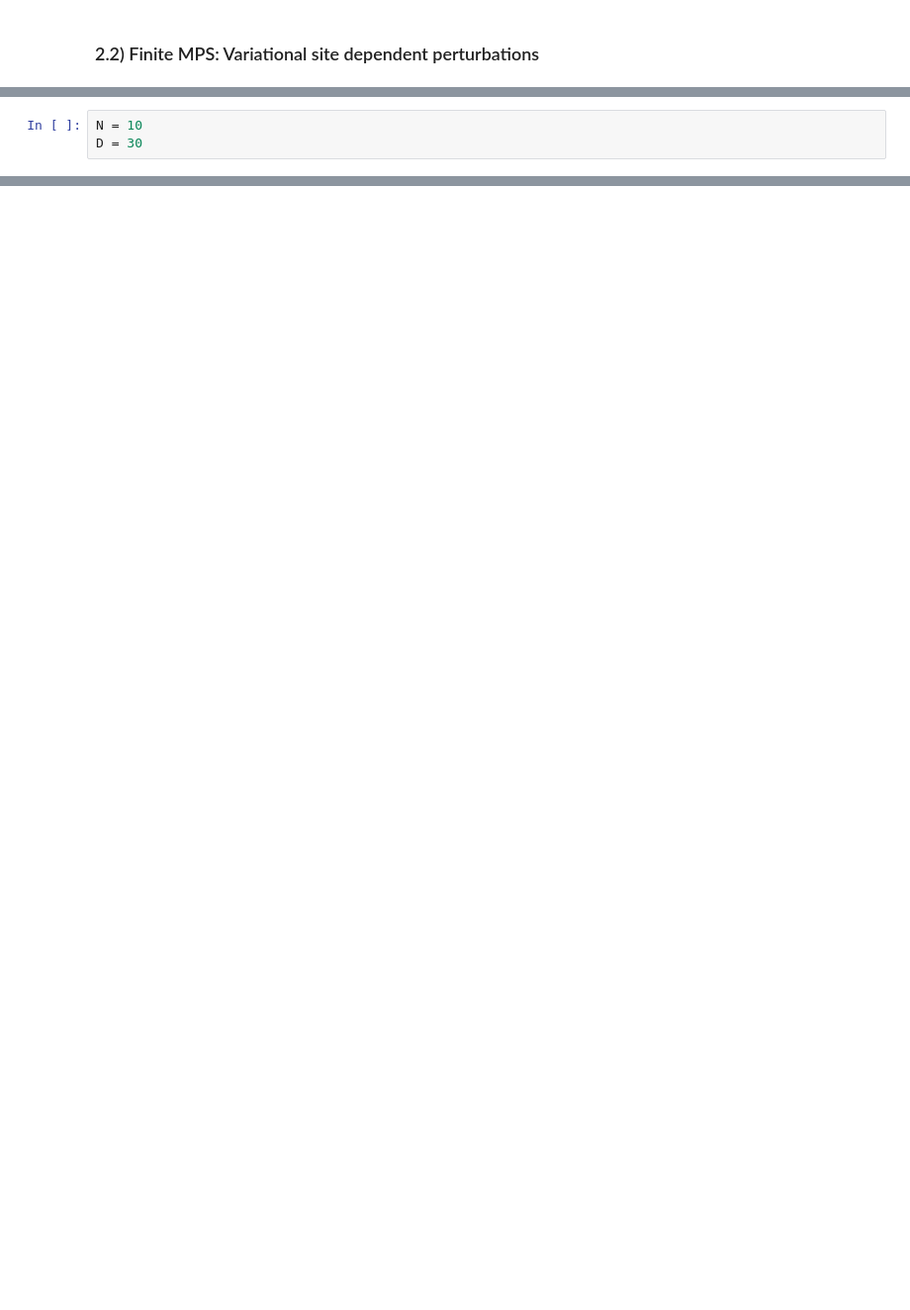
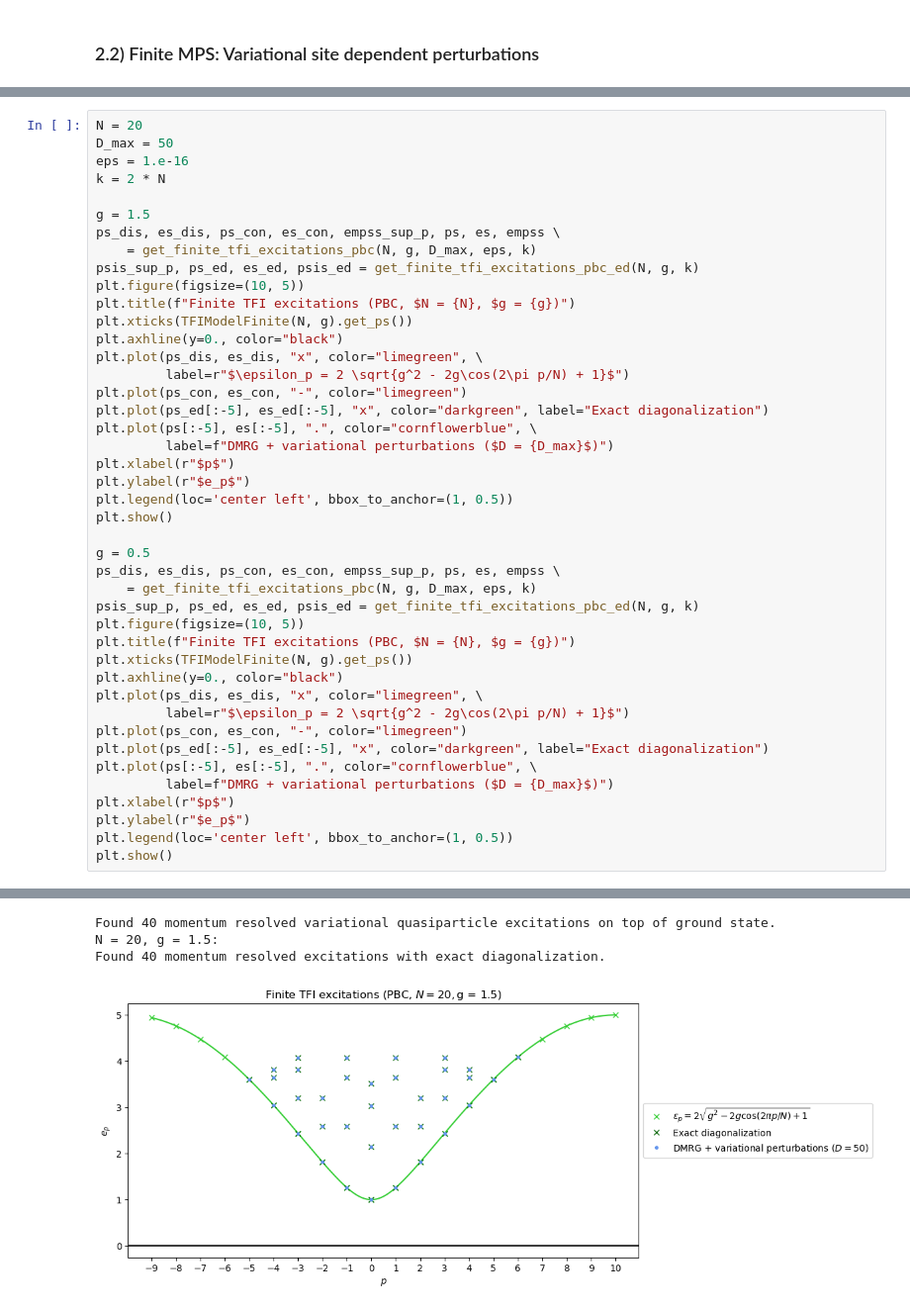
Before and after one commit to lukasjwittmann/mps_excitations_toycodes, a Jupyter notebook: tfi_spectrum.ipynb, the cells around one changed output, grey strips where cells are left out. Shown at 99% size. Cells and saved outputs as stored; diff of their text form; blank space fills up the shorter version.

```diff
--- a/tfi_spectrum.ipynb
+++ b/tfi_spectrum.ipynb
@@ -322,3 +365,44 @@ small N: comparison with exact diagonalization
-# %%
-N = 10
-D = 30
+# %%
+N = 20
+D_max = 50
+eps = 1.e-16
+k = 2 * N
+
+g = 1.5
+ps_dis, es_dis, ps_con, es_con, empss_sup_p, ps, es, empss \
+    = get_finite_tfi_excitations_pbc(N, g, D_max, eps, k)
+psis_sup_p, ps_ed, es_ed, psis_ed = get_finite_tfi_excitations_pbc_ed(N, g, k)
+plt.figure(figsize=(10, 5))
+plt.title(f"Finite TFI excitations (PBC, $N = {N}, $g = {g})")
+plt.xticks(TFIModelFinite(N, g).get_ps())
+plt.axhline(y=0., color="black")
+plt.plot(ps_dis, es_dis, "x", color="limegreen", \
+         label=r"$\epsilon_p = 2 \sqrt{g^2 - 2g\cos(2\pi p/N) + 1}$")
+plt.plot(ps_con, es_con, "-", color="limegreen")
+plt.plot(ps_ed[:-5], es_ed[:-5], "x", color="darkgreen", label="Exact diagonalization")
+plt.plot(ps[:-5], es[:-5], ".", color="cornflowerblue", \
+         label=f"DMRG + variational perturbations ($D = {D_max}$)")
+plt.xlabel(r"$p$")
+plt.ylabel(r"$e_p$")
+plt.legend(loc='center left', bbox_to_anchor=(1, 0.5))
+plt.show()
+
+g = 0.5
+ps_dis, es_dis, ps_con, es_con, empss_sup_p, ps, es, empss \
+    = get_finite_tfi_excitations_pbc(N, g, D_max, eps, k)
+psis_sup_p, ps_ed, es_ed, psis_ed = get_finite_tfi_excitations_pbc_ed(N, g, k)
+plt.figure(figsize=(10, 5))
+plt.title(f"Finite TFI excitations (PBC, $N = {N}, $g = {g})")
+plt.xticks(TFIModelFinite(N, g).get_ps())
+plt.axhline(y=0., color="black")
+plt.plot(ps_dis, es_dis, "x", color="limegreen", \
+         label=r"$\epsilon_p = 2 \sqrt{g^2 - 2g\cos(2\pi p/N) + 1}$")
+plt.plot(ps_con, es_con, "-", color="limegreen")
+plt.plot(ps_ed[:-5], es_ed[:-5], "x", color="darkgreen", label="Exact diagonalization")
+plt.plot(ps[:-5], es[:-5], ".", color="cornflowerblue", \
+         label=f"DMRG + variational perturbations ($D = {D_max}$)")
+plt.xlabel(r"$p$")
+plt.ylabel(r"$e_p$")
+plt.legend(loc='center left', bbox_to_anchor=(1, 0.5))
+plt.show()
+# %% [output]
@@ -324,0 +416,4 @@ D = 30
+Found 40 momentum resolved variational quasiparticle excitations on top of ground state.
+N = 20, g = 1.5:
+Found 40 momentum resolved excitations with exact diagonalization.
+[figure, added]
```
Also changed, not shown: parts of 35 cells of this notebook.
